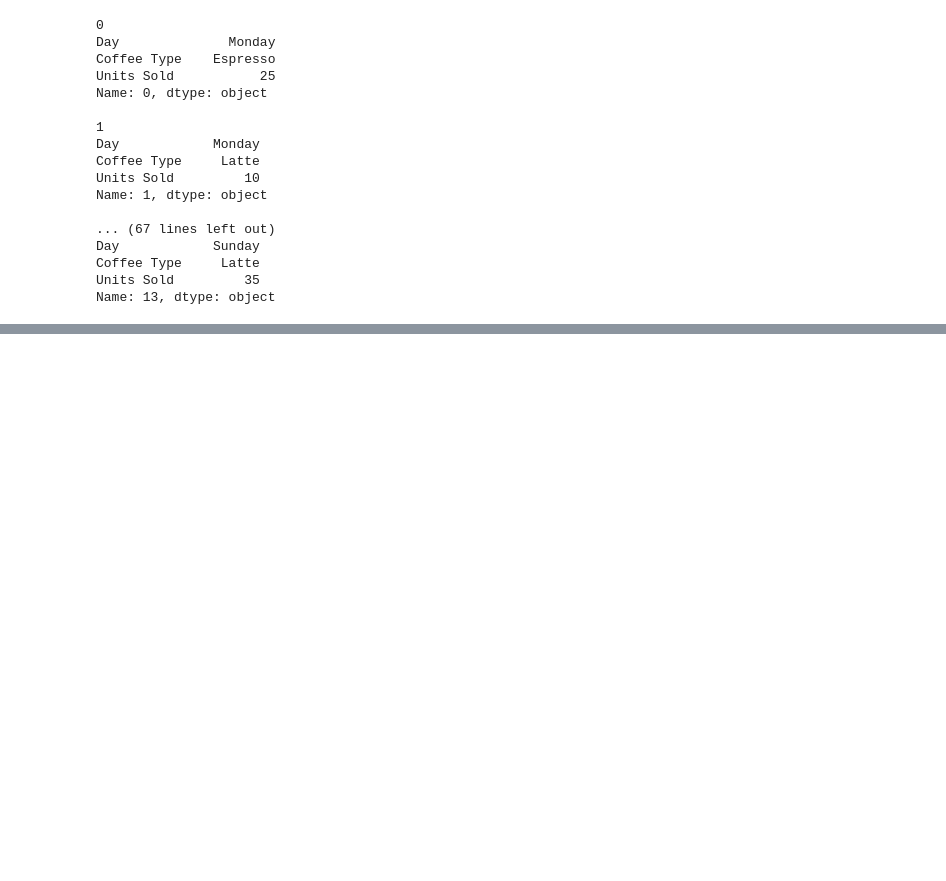
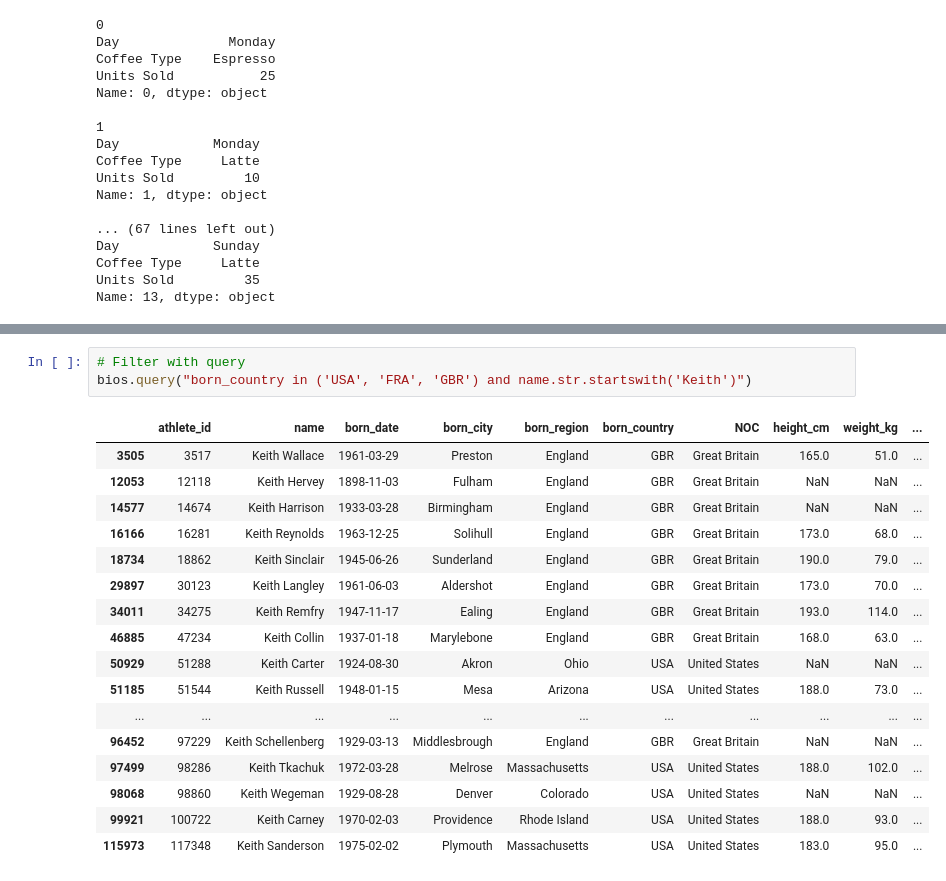
Before and after one commit to Anjasfedo/data-analysis, a Jupyter notebook: Pandas.ipynb, the cells around one changed output, grey strips where cells are left out. Saved outputs shown, nothing was run; the diff lists cells and outputs as text; blank space fills up the shorter version.

Commit message:
Filtering Data

```diff
--- a/Pandas.ipynb
+++ b/Pandas.ipynb
@@ -319,0 +499,21 @@ Name: 13, dtype: object
+# %%
+# Filter with query
+bios.query("born_country in ('USA', 'FRA', 'GBR') and name.str.startswith('Keith')")
+# %% [output]
+|  | athlete_id | name | born_date | born_city | born_region | born_country | NOC | height_cm | weight_kg | ... |
+| 3505 | 3517 | Keith Wallace | 1961-03-29 | Preston | England | GBR | Great Britain | 165.0 | 51.0 | ... |
+| 12053 | 12118 | Keith Hervey | 1898-11-03 | Fulham | England | GBR | Great Britain | NaN | NaN | ... |
+| 14577 | 14674 | Keith Harrison | 1933-03-28 | Birmingham | England | GBR | Great Britain | NaN | NaN | ... |
+| 16166 | 16281 | Keith Reynolds | 1963-12-25 | Solihull | England | GBR | Great Britain | 173.0 | 68.0 | ... |
+| 18734 | 18862 | Keith Sinclair | 1945-06-26 | Sunderland | England | GBR | Great Britain | 190.0 | 79.0 | ... |
+| 29897 | 30123 | Keith Langley | 1961-06-03 | Aldershot | England | GBR | Great Britain | 173.0 | 70.0 | ... |
+| 34011 | 34275 | Keith Remfry | 1947-11-17 | Ealing | England | GBR | Great Britain | 193.0 | 114.0 | ... |
+| 46885 | 47234 | Keith Collin | 1937-01-18 | Marylebone | England | GBR | Great Britain | 168.0 | 63.0 | ... |
+| 50929 | 51288 | Keith Carter | 1924-08-30 | Akron | Ohio | USA | United States | NaN | NaN | ... |
+| 51185 | 51544 | Keith Russell | 1948-01-15 | Mesa | Arizona | USA | United States | 188.0 | 73.0 | ... |
+| ... | ... | ... | ... | ... | ... | ... | ... | ... | ... | ... |
+| 96452 | 97229 | Keith Schellenberg | 1929-03-13 | Middlesbrough | England | GBR | Great Britain | NaN | NaN | ... |
+| 97499 | 98286 | Keith Tkachuk | 1972-03-28 | Melrose | Massachusetts | USA | United States | 188.0 | 102.0 | ... |
+| 98068 | 98860 | Keith Wegeman | 1929-08-28 | Denver | Colorado | USA | United States | NaN | NaN | ... |
+| 99921 | 100722 | Keith Carney | 1970-02-03 | Providence | Rhode Island | USA | United States | 188.0 | 93.0 | ... |
+| 115973 | 117348 | Keith Sanderson | 1975-02-02 | Plymouth | Massachusetts | USA | United States | 183.0 | 95.0 | ... |
```
Also changed, not shown: parts of 14 cells of this notebook.
